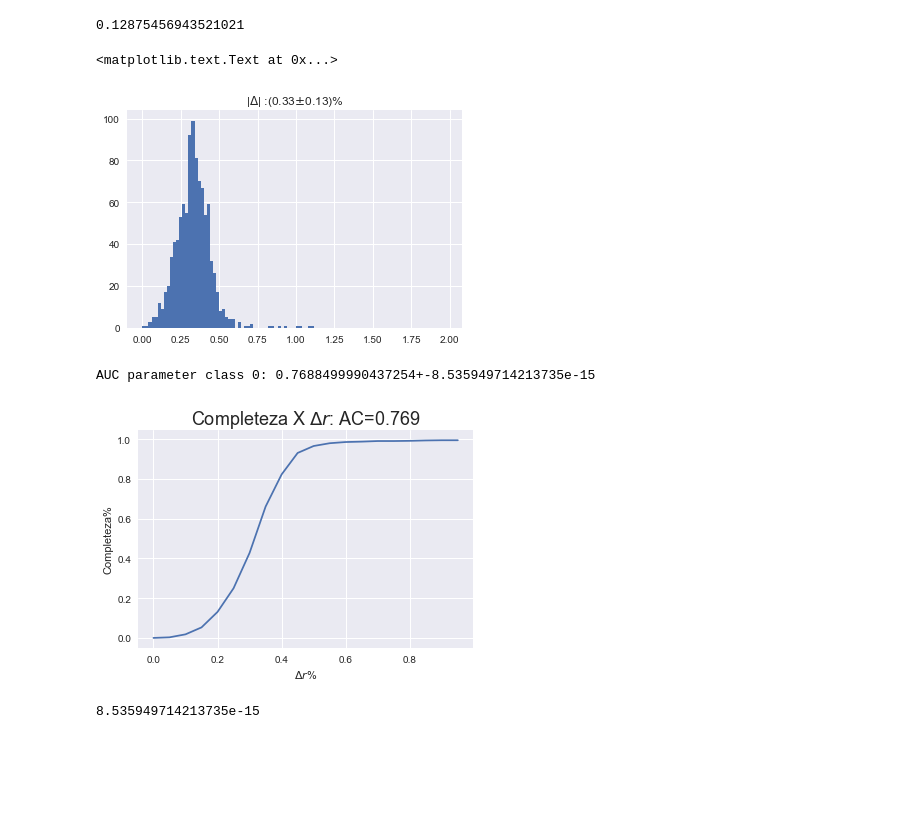
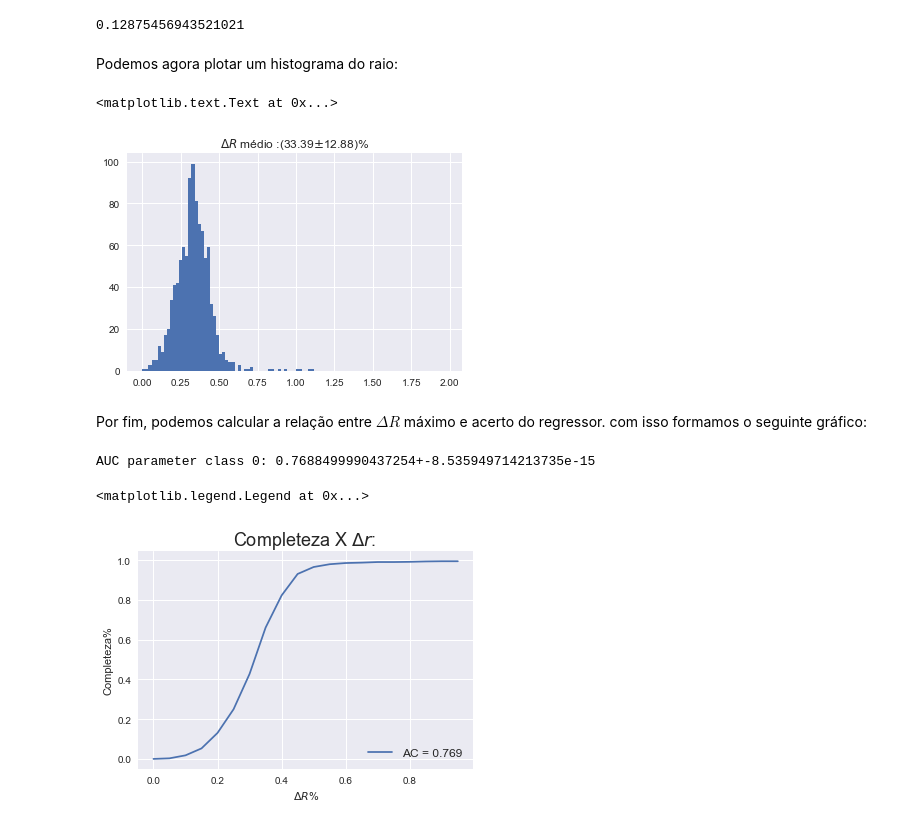
Before and after one commit to cdebom/DeepLearningProblemSolutions, a Jupyter notebook: Problem02-Find_and_Regression/Yuri/centroid_visualization.ipynb, the cells around one changed output. Saved outputs shown, nothing was run; the diff lists cells and outputs as text; code cells hidden in the pictures; blank space fills up the shorter version.

```diff
--- a/Problem02-Find_and_Regression/Yuri/centroid_visualization.ipynb
+++ b/Problem02-Find_and_Regression/Yuri/centroid_visualization.ipynb
@@ -94,15 +109,20 @@ stdd = dcenpd.std()
 stdd[0]
 # %% [output]
 0.12875456943521021
+# %% [markdown]
+Podemos agora plotar um histograma do raio:
 # %%
+
 bin_list = [i/50 for i in range(100)]
 
 dcenpd.hist(bins = bin_list)
-titled = '|$\Delta$| :('+str(np.around(meand[0], decimals=2))+'$\pm$'+str(np.around(stdd[0], decimals=2))+')%'
+titled = '$  \Delta R $ médio :('+str(np.around(100*meand[0], decimals=2))+'$\pm$'+str(np.around(100*stdd[0], decimals=2))+')%'
 plt.title(titled)
 # %% [output]
 <matplotlib.text.Text at 0x...>
-[figure, old version]
+[figure, new version]
+# %% [markdown]
+Por fim, podemos calcular a relação entre $\Delta R$ máximo e acerto do regressor. com isso formamos o seguinte gráfico:
 # %%
 sh = 20
 threshold = [i/19 for i in range(sh)]
@@ -140,17 +160,14 @@ print('AUC parameter class 0:',str(AUC[0]) + '+-' + str(AUC[1]) )
 AUC parameter class 0: 0.7688499990437254+-8.535949714213735e-15
 # %%
 xlin = [i/int(len(lista_final)) for i in range(len(lista_final))]
+legenda =  'AC = ' + str(np.around(AUC[0],decimals=3)) #+ '$\pm$'+ str(np.around(AUC[1],decimals=3))
+plt.plot(xlin,lista_final,label = legenda)
+titled = 'Completeza X $\Delta r$: '
 
-plt.plot(xlin,lista_final)
-titled = 'Completeza X $\Delta r$: '
-legenda =  'AC=' + str(np.around(AUC[0],decimals=3))
-plt.title(titled+legenda,fontsize=18)
-plt.xlabel('$\Delta r$%')   #name of the X axis
+plt.title(titled,fontsize=18)
+plt.xlabel('$\Delta R$%')   #name of the X axis
 plt.ylabel('Completeza%') #name of the Y axis
-plt.legend(loc='lower right',fontsize=10)
+plt.legend(loc='lower right',fontsize=12)
 # %% [output]
+<matplotlib.legend.Legend at 0x...>
-[figure, old version]
+[figure, new version]
-# %%
-AUC[1]
-# %% [output]
-8.535949714213735e-15
```
Also changed, not shown: parts of 9 cells of this notebook.
